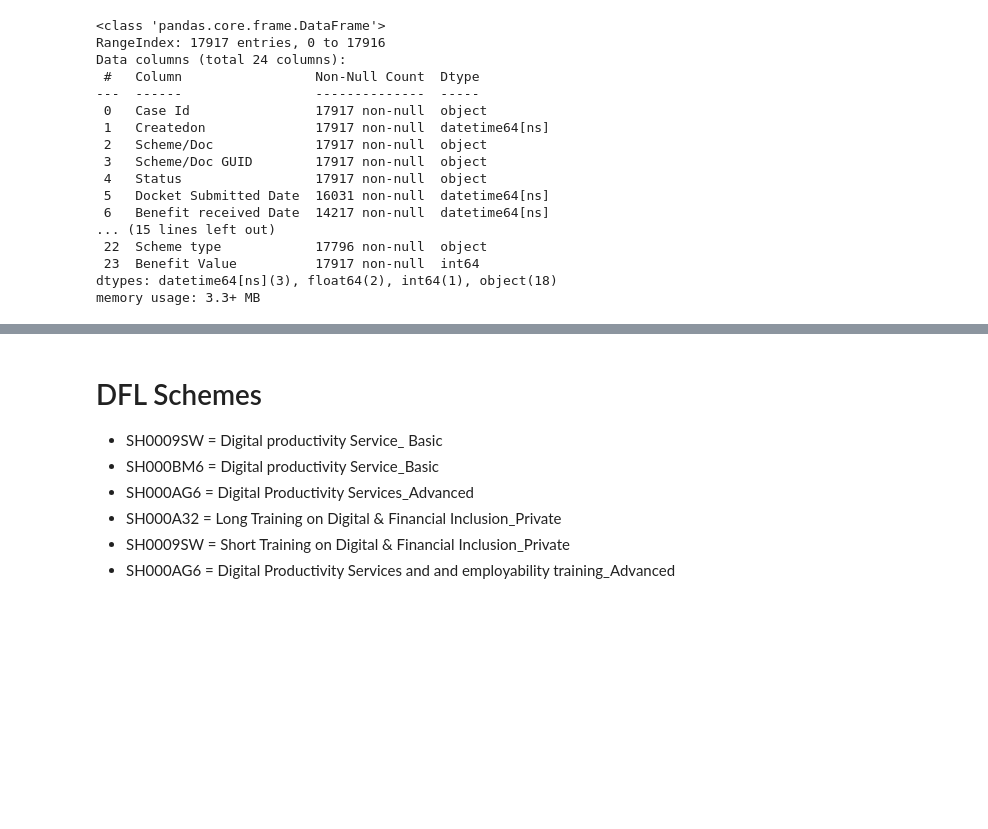
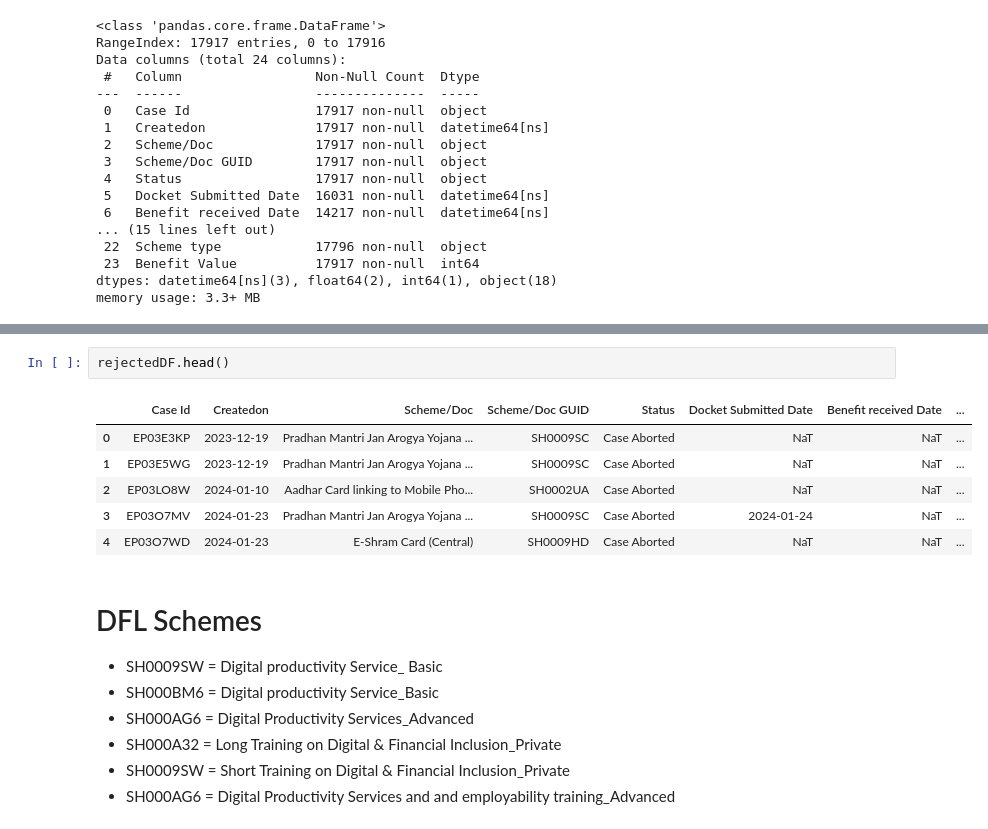
Before and after one commit to akashshahapure/Haqdarshak, a Jupyter notebook: Remove Duplicate for Dashboard-Manas Algo.ipynb, the cells around one changed output, grey strips where cells are left out. Drawn from its saved outputs; the diff is of its cells as text; blank space fills up the shorter version.

```diff
--- a/Remove Duplicate for Dashboard-Manas Algo.ipynb
+++ b/Remove Duplicate for Dashboard-Manas Algo.ipynb
@@ -303,3 +393,12 @@ memory usage: 3.3+ MB
+# %%
+rejectedDF.head()
+# %% [output]
+|  | Case Id | Createdon | Scheme/Doc | Scheme/Doc GUID | Status | Docket Submitted Date | Benefit received Date | ... |
+| 0 | EP03E3KP | 2023-12-19 | Pradhan Mantri Jan Arogya Yojana ... | SH0009SC | Case Aborted | NaT | NaT | ... |
+| 1 | EP03E5WG | 2023-12-19 | Pradhan Mantri Jan Arogya Yojana ... | SH0009SC | Case Aborted | NaT | NaT | ... |
+| 2 | EP03LO8W | 2024-01-10 | Aadhar Card linking to Mobile Pho... | SH0002UA | Case Aborted | NaT | NaT | ... |
+| 3 | EP03O7MV | 2024-01-23 | Pradhan Mantri Jan Arogya Yojana ... | SH0009SC | Case Aborted | 2024-01-24 | NaT | ... |
+| 4 | EP03O7WD | 2024-01-23 | E-Shram Card (Central) | SH0009HD | Case Aborted | NaT | NaT | ... |
 # %% [markdown]
 # DFL Schemes
 
```
Also changed, not shown: parts of 41 cells of this notebook, 3 other files.
